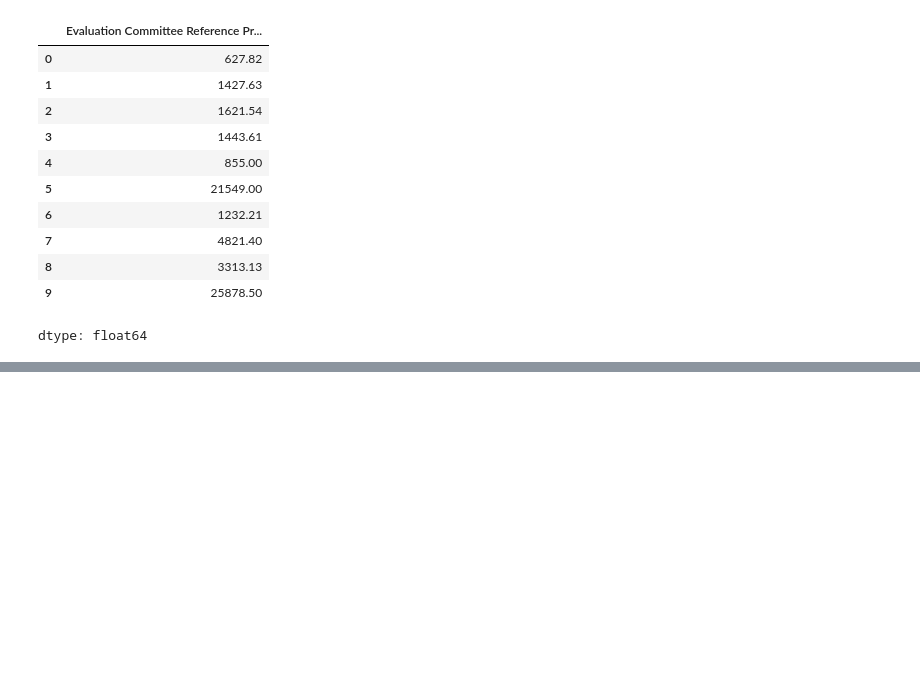
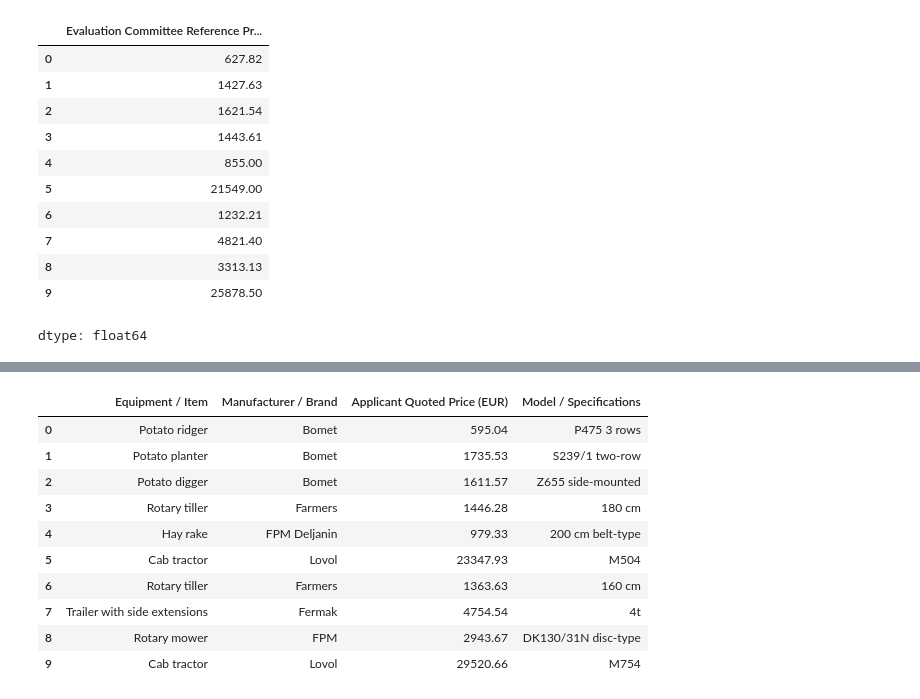
Before and after one commit to milatovicdanka90-maker/dsb_capstone, a Jupyter notebook: 01_EDA.ipynb, the cells around one changed output, grey strips where cells are left out. Drawn from its saved outputs; the diff is of its cells as text; code cells hidden in the pictures; blank space fills up the shorter version.

```diff
--- a/01_EDA.ipynb
+++ b/01_EDA.ipynb
@@ -804,0 +874,18 @@ I selected the Evaluation Committee Reference Price as the target variable (y).
+# %%
+# Adding model specifications as a feature
+
+X["Model / Specifications"] = prices_analysis["Model / Specifications"].fillna("Unknown")
+
+X.head(10)
+# %% [output]
+|  | Equipment / Item | Manufacturer / Brand | Applicant Quoted Price (EUR) | Model / Specifications |
+| 0 | Potato ridger | Bomet | 595.04 | P475 3 rows |
+| 1 | Potato planter | Bomet | 1735.53 | S239/1 two-row |
+| 2 | Potato digger | Bomet | 1611.57 | Z655 side-mounted |
+| 3 | Rotary tiller | Farmers | 1446.28 | 180 cm |
+| 4 | Hay rake | FPM Deljanin | 979.33 | 200 cm belt-type |
+| 5 | Cab tractor | Lovol | 23347.93 | M504 |
+| 6 | Rotary tiller | Farmers | 1363.63 | 160 cm |
+| 7 | Trailer with side extensions | Fermak | 4754.54 | 4t |
+| 8 | Rotary mower | FPM | 2943.67 | DK130/31N disc-type |
+| 9 | Cab tractor | Lovol | 29520.66 | M754 |
```
Also changed, not shown: parts of 19 cells of this notebook.
